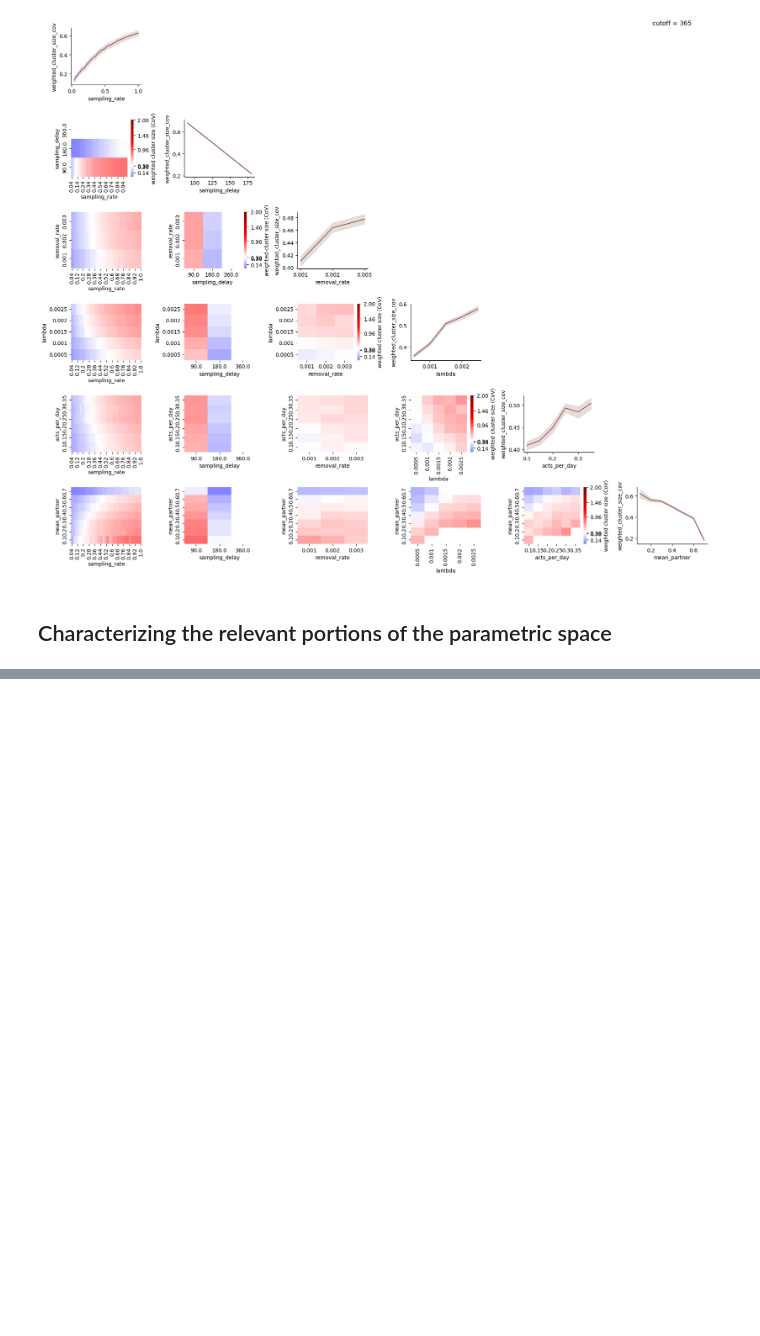
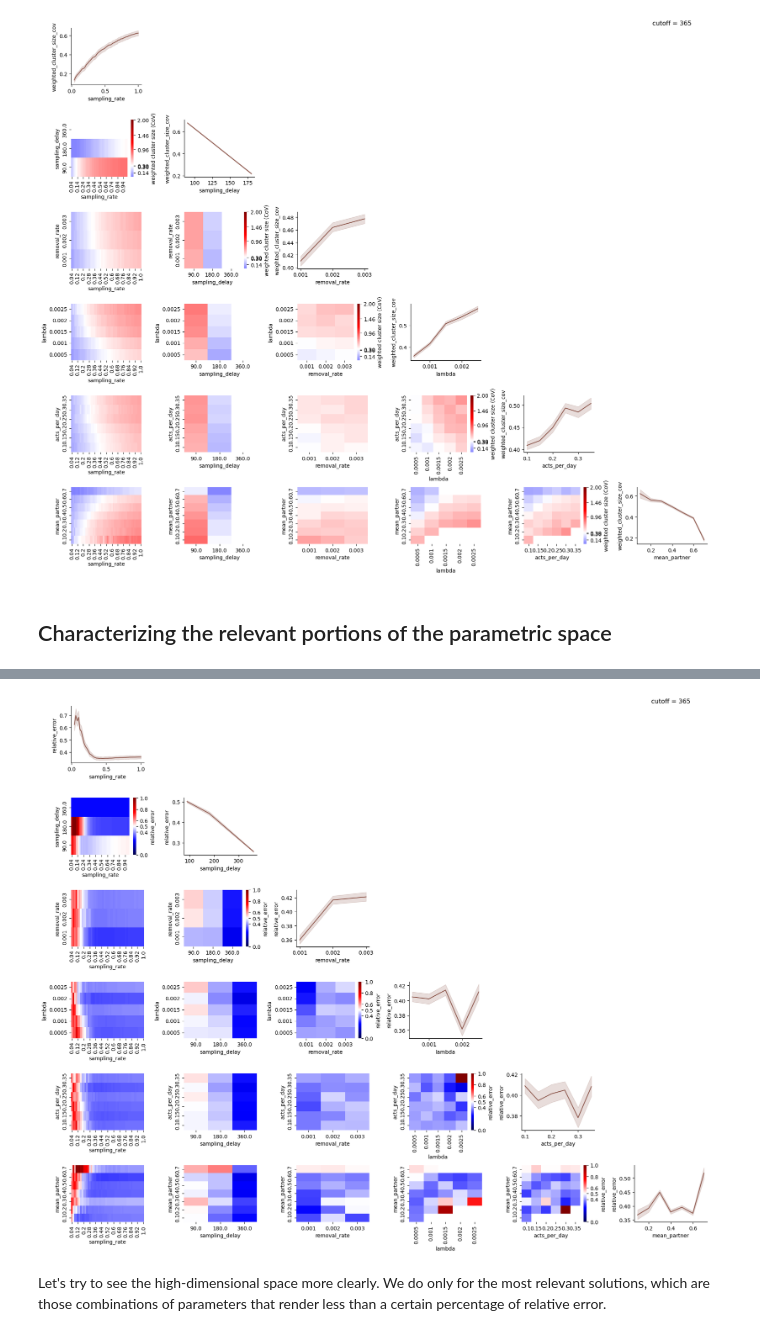
Before and after one commit to JHerbeck-IDM/ClusterSim, a Jupyter notebook: python/08_cluster_stats_sweeps_analysis.ipynb, the cells around one changed output, grey strips where cells are left out. Drawn from its saved outputs; the diff is of its cells as text; code cells hidden in the pictures; blank space fills up the shorter version.

```diff
--- a/python/08_cluster_stats_sweeps_analysis.ipynb
+++ b/python/08_cluster_stats_sweeps_analysis.ipynb
@@ -374,0 +393,28 @@ _, _ = params_pairplots( results,
+# %%
+def get_relative_error( results, metrics_results, observation_data, metrics_observations, location ):
+    ''' Compute relative error. IMPORTANT: missing experiment data points are not considered
+        in the error computations (treated as 0).
+    '''
+
+    # Initialization
+    n = len( metrics_results )
+    if n != len( metrics_observations ):
+        print( '... the number of selected metrics is not the same for results and observation data' )
+        return
+
+    # Compute error
+    for i in range(n):
+        experiment_data = results[ metrics_results[i] ]
+        observations = observation_data[ observation_data['location']==location ][ metrics_observations[i] ].values
+        difference = experiment_data - observations
+        relative_error = ( abs(difference) / experiment_data ).replace( np.inf, 0 )
+
+        if i==0:
+            error = relative_error/n
+        else:
+            error += relative_error/n
+
+    # Finalize and return
+    return error
+
+#relative_error = get_relative_error( results, ['cluster_size_mean','reff'], pangea_data, ['cluster size (mean)','R0'], 'PopART, Zambia' )
@@ -414,2 +460,20 @@ fig_e_zambia.tight_layout()
+# %%
+# A little bit of hacking so that we reuse the pairplots figure
+observation_error = pangea_data
+observation_error['relative_error'] = np.linspace( 0, 1, len(observation_error) )
+observation_error.loc[ observation_error['location']==location ,'relative_error'] = 0.5
+
+_, _ = params_pairplots( results,
+                         pangea_data,
+                         params = ['mean_partner', 'acts_per_day', 'lambda', 'removal_rate', 'sampling_delay', 'sampling_rate'],
+                         cutoff = 365,
+                         location = location,
+                         metric_results = 'relative_error',
+                         metric_observations = 'relative_error'
+                       )
+# %% [output]
+[figure, added]
+# %% [markdown]
+Let's try to see the high-dimensional space more clearly.  We do only for the most relevant solutions, which are those combinations of parameters that render less than a certain percentage of relative error.
 # %%
 import plotly.express as px
```
Also changed, not shown: parts of 6 cells of this notebook.
